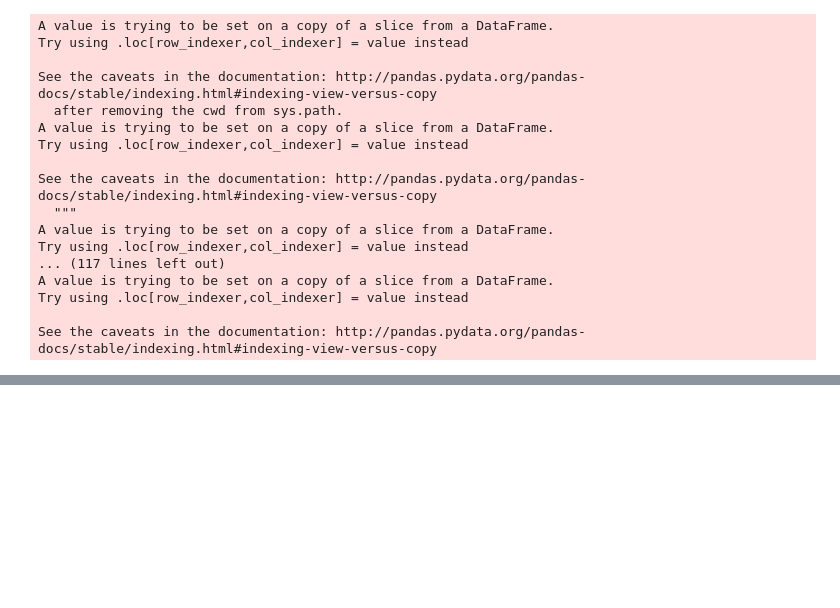
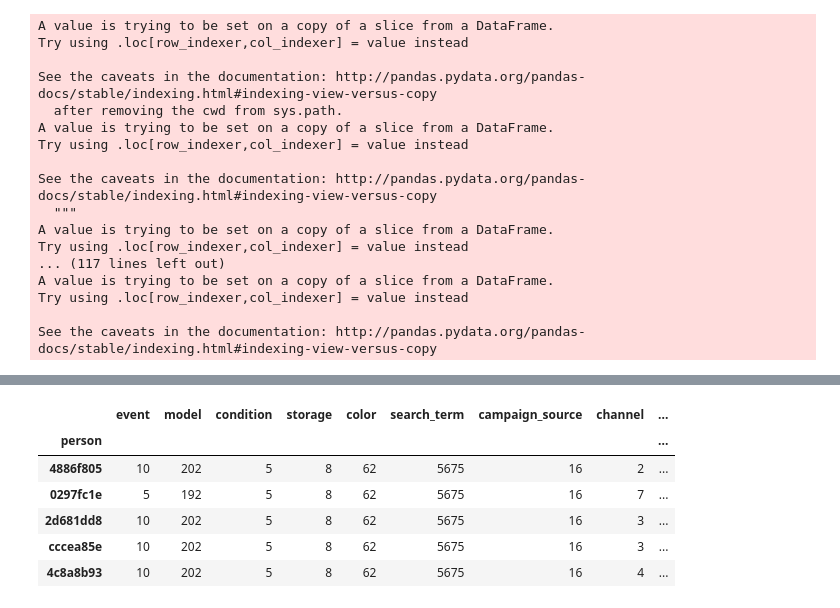
Before and after one commit to felipegonzalez2112/tp-2018-organizacion-de-datos, a Jupyter notebook: KNN.ipynb, the cells around one changed output, grey strips where cells are left out. Drawn from its saved outputs; the diff is of its cells as text; code cells hidden in the pictures; blank space fills up the shorter version.

```diff
--- a/KNN.ipynb
+++ b/KNN.ipynb
@@ -264,0 +270,11 @@ predicciones.head()
+# %%
+test = test.reset_index().drop_duplicates(subset='person', keep='last').set_index('person')
+test.head()
+# %% [output]
+|  | event | model | condition | storage | color | search_term | campaign_source | channel | ... |
+| person |  |  |  |  |  |  |  |  | ... |
+| 4886f805 | 10 | 202 | 5 | 8 | 62 | 5675 | 16 | 2 | ... |
+| 0297fc1e | 5 | 192 | 5 | 8 | 62 | 5675 | 16 | 7 | ... |
+| 2d681dd8 | 10 | 202 | 5 | 8 | 62 | 5675 | 16 | 3 | ... |
+| cccea85e | 10 | 202 | 5 | 8 | 62 | 5675 | 16 | 3 | ... |
+| 4c8a8b93 | 10 | 202 | 5 | 8 | 62 | 5675 | 16 | 4 | ... |
```
Also changed, not shown: parts of 22 cells of this notebook.
